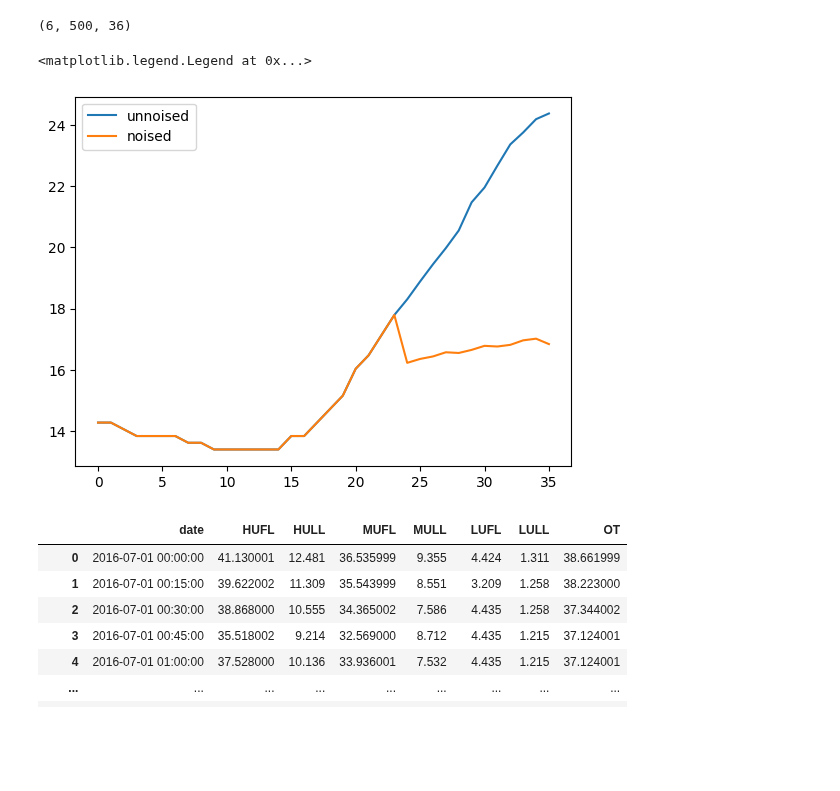
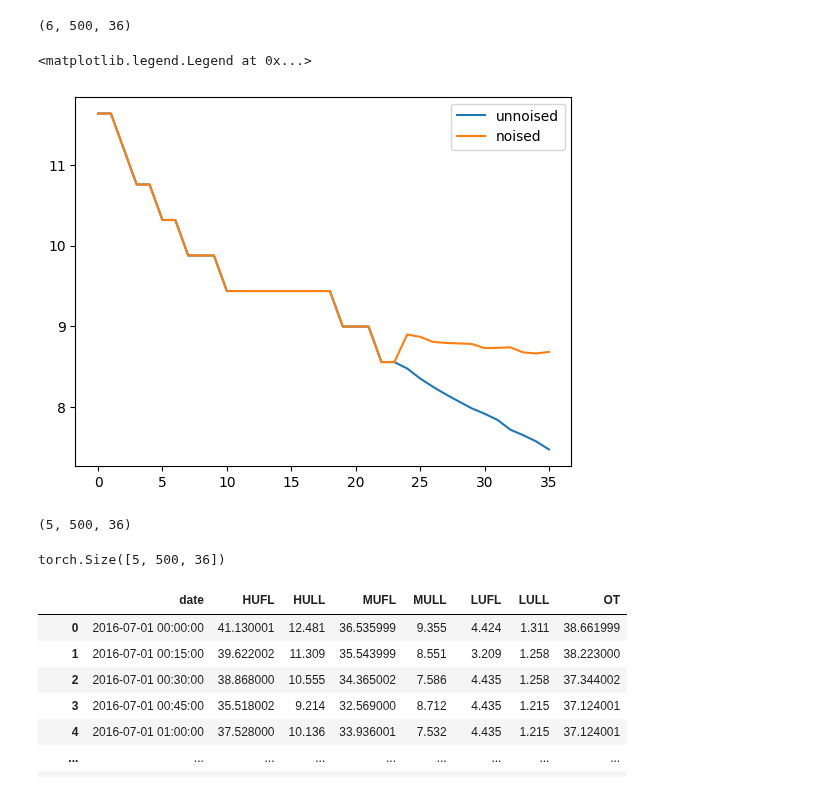
Before and after one commit to harrya32/HTI, a Jupyter notebook: robustness/patchtst.ipynb, the cells around one changed output. Cells and saved outputs as stored; diff of their text form; code cells hidden in the pictures; blank space fills up the shorter version.

```diff
--- a/robustness/patchtst.ipynb
+++ b/robustness/patchtst.ipynb
@@ -458,10 +438,11 @@ combined_tensor.shape
 # %% [output]
 (6, 500, 36)
 # %%
-i=5
+noise = 4
+i=2
 plt.plot(combined_tensor[0, i, :], label='unnoised')
-plt.plot(combined_tensor[5, i, :], label='noised')
+plt.plot(combined_tensor[noise, i, :], label='noised')
 plt.legend()
 # %% [output]
 <matplotlib.legend.Legend at 0x...>
-[figure, old version]
+[figure, new version]
@@ -467,0 +451,4 @@ plt.legend()
+# %%
+combined_tensor.shape
+# %% [output]
+(5, 500, 36)
@@ -468,3 +458,7 @@ plt.legend()
+# %%
+torch_data.shape
+# %% [output]
+torch.Size([5, 500, 36])
 # %%
 # for the first 5 unique_ids, plot the  input size + horizon for y from Y_test_inputs_df and Y_test_outputs_df, and just the horizon for PatchTST from preds
 for i in range(num_plot_instances):
```
Also changed, not shown: parts of 5 cells of this notebook, 25 other files.
